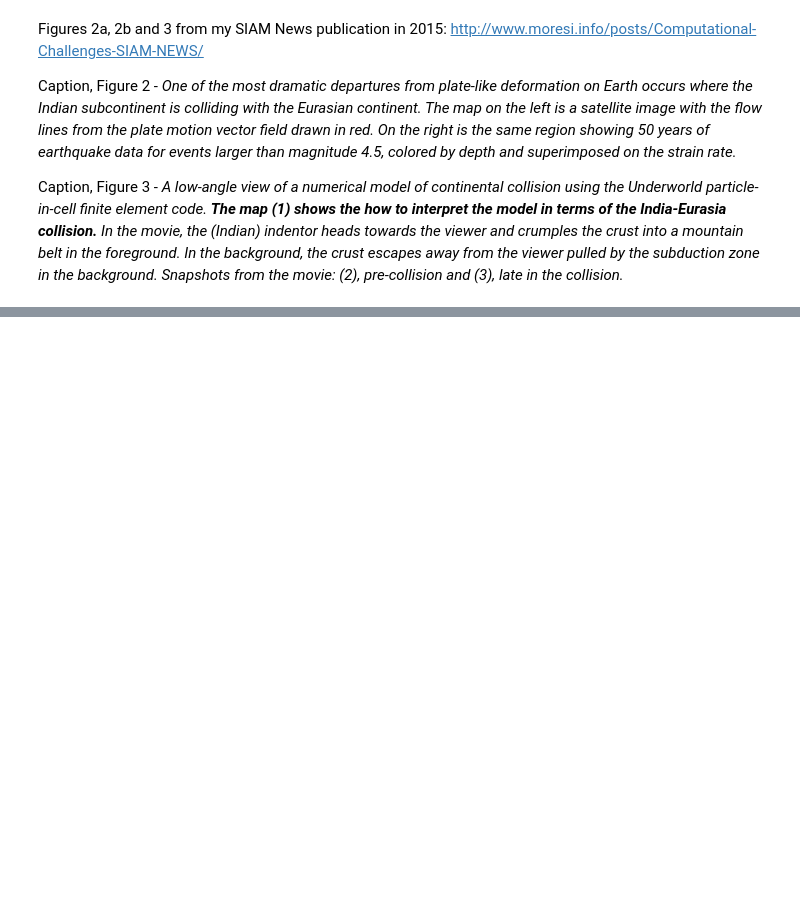
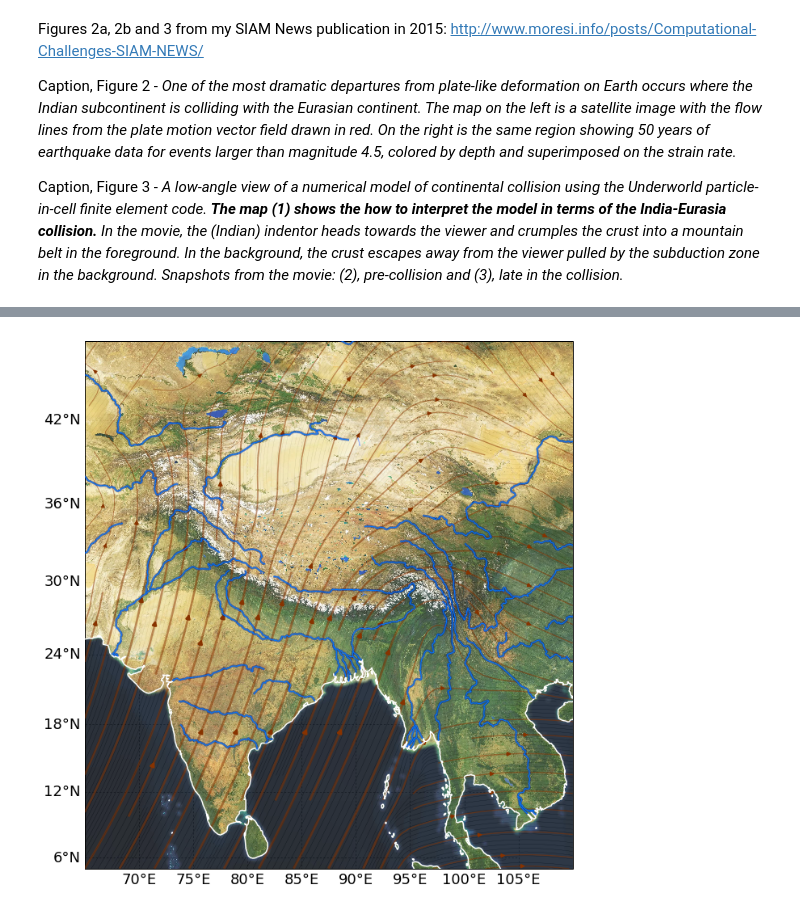
Before and after one commit to Underworld-Geodynamics-Education/Cloud-Intro2Python, a Jupyter notebook: Notebooks/Mapping/9 - Himalaya region maps and images.ipynb, the cells around one changed output, grey strips where cells are left out. Cells and saved outputs as stored; diff of their text form; code cells hidden in the pictures; blank space fills up the shorter version.

```diff
--- a/Notebooks/Mapping/9 - Himalaya region maps and images.ipynb
+++ b/Notebooks/Mapping/9 - Himalaya region maps and images.ipynb
@@ -182,11 +194,8 @@ for ev, event in enumerate(cat.events):
     eq_origins[ev,3] = dict(event.magnitudes[0])['mag']
     eq_origins[ev,4] = (dict(event.origins[0])['time']).date.year
 # %%
-from netCDF4 import Dataset
 
-# rootgrp = Dataset("Resources/velocity_EU.nc", "r", format="NETCDF4")
-
-rootgrp = Dataset("../../Data/Resources/velocity_EU.nc", "r", format="NETCDF4")
+rootgrp = netcdf.netcdf_file(filename="../../Data/Reference/velocity_EU.nc", version=2)
 
 ve = rootgrp.variables["ve"]
 vn = rootgrp.variables["vn"]
@@ -223,7 +232,7 @@ import matplotlib.ticker as mticker
 
 # Map / Image Tile machinery
 
-map_quest_aerial = cimgt.MapQuestOpenAerial()
+# map_quest_aerial = cimgt.MapQuestOpenAerial()
 mapbox_satellite = cimgt.MapboxTiles(map_id='mapbox.satellite',
                                      access_token='pk.eyJ1IjoibG91aXNtb3Jlc2kiLCJhIjoiY2lqM2liajRnMDA1d3Zia254c3d0aWNzOCJ9.FO_VUuxm9tHhzlffiKwcig')
 
@@ -232,7 +241,7 @@ mapbox_satellite = cimgt.MapboxTiles(map_id='mapbox.satellite',
 # The map_quest image does not seem to be registered correctly with the coastline so I am probably doing something
 # wrong. But the mapbox one looks perfectly fine !
 
-map_tiles = map_quest_aerial
+map_tiles = mapbox_satellite
 
 fig = plt.figure(figsize=(12, 12), facecolor="none")
 # ax = plt.axes(projection=ccrs.PlateCarree(), extent=himalaya_extent)
@@ -250,33 +259,35 @@ ax.streamplot(lons, lats, Veast, Vnorth, linewidth=0.25, color='black',
 
 ax.add_image(map_tiles, 6, alpha=0.85, zorder=2)
 
 streamlines = ax.streamplot(lons, lats, Veast, Vnorth, linewidth=1+Vspeed*0.05, color='#883300', cmap=cm.Reds_r,
               transform=ccrs.PlateCarree(), zorder=4)
 
 streamlines.lines.set_alpha(0.5)
 
 
 ax.add_feature(coastline, linewidth=1.5,  edgecolor="White", zorder=10)
 ax.add_feature(rivers,    linewidth=1.0,    edgecolor="#0077FF", zorder=13)
 ax.add_feature(rivers,    linewidth=3.0,    edgecolor="#002299",    zorder=12, alpha=0.5)
 ax.add_feature(lakes,     linewidth=0,    edgecolor="Blue", facecolor="#4477FF", zorder=11, alpha=0.5)
 
 gl = ax.gridlines(crs=ccrs.PlateCarree(), draw_labels=True,
                   linewidth=0.5, color='#222222', alpha=1.0, linestyle=':' )
 
 gl.xlabels_top = False
 gl.ylabels_right = False
 # gl.xlines = False
 # gl.xlines = False
 
 
 gl.xlocator = mticker.FixedLocator(np.arange(65,110,5))
 glyxlocator = mticker.FixedLocator(np.arange(5,45,5))
 
 gl.xformatter = LONGITUDE_FORMATTER
 gl.yformatter = LATITUDE_FORMATTER
 gl.xlabel_style = {'size': 18, 'color': 'black'}
 gl.ylabel_style = {'size': 18, 'color': 'black'}
+# %% [output]
+[figure, added]
 # %%
 fig.savefig("HimalayaRivers.png", dpi=300)
 # %%
```
Also changed, not shown: parts of 6 cells of this notebook, 22 other files.
